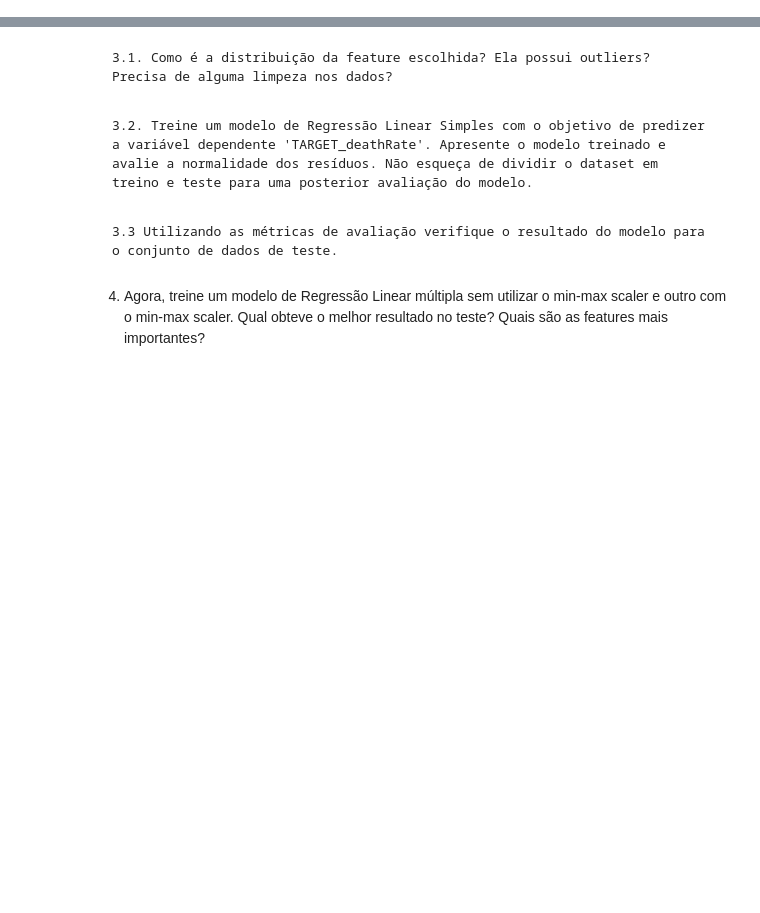
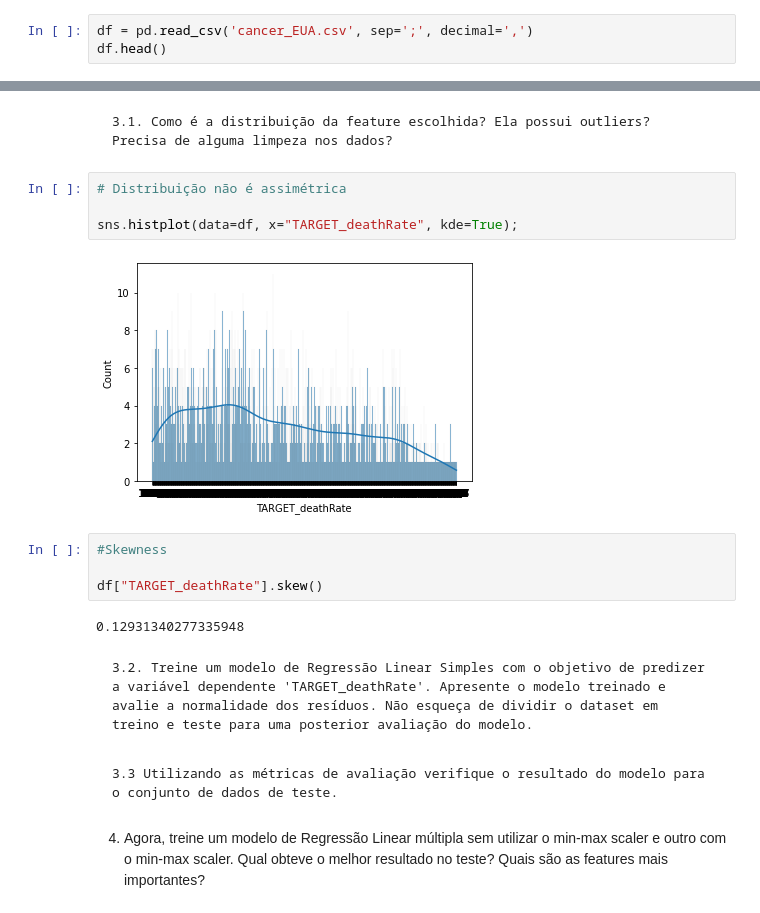
Before and after one commit to joaopasini/letscode_repository, a Jupyter notebook: Módulo 8 - Estatística II/João_Gobbo_projeto_estatistica_II_parteI.ipynb, the cells around one changed output, grey strips where cells are left out. Cells and saved outputs as stored; diff of their text form; blank space fills up the shorter version.

```diff
--- a/Módulo 8 - Estatística II/João_Gobbo_projeto_estatistica_II_parteI.ipynb
+++ b/Módulo 8 - Estatística II/João_Gobbo_projeto_estatistica_II_parteI.ipynb
@@ -93,0 +104,3 @@ O objetivo da primeira parte do projeto é criar um modelo linear para prever o
+# %%
+df = pd.read_csv('cancer_EUA.csv', sep=';', decimal=',')
+df.head()
@@ -98,5 +180,17 @@ O objetivo da primeira parte do projeto é criar um modelo linear para prever o
 # %% [markdown]
     3.1. Como é a distribuição da feature escolhida? Ela possui outliers? Precisa de alguma limpeza nos dados?
+# %%
+# Distribuição não é assimétrica
+
+sns.histplot(data=df, x="TARGET_deathRate", kde=True);
+# %% [output]
+[figure, added]
+# %%
+#Skewness
+
+df["TARGET_deathRate"].skew()
+# %% [output]
+0.12931340277335948
 # %% [markdown]
     3.2. Treine um modelo de Regressão Linear Simples com o objetivo de predizer a variável dependente 'TARGET_deathRate'. Apresente o modelo treinado e avalie a normalidade dos resíduos. Não esqueça de dividir o dataset em treino e teste para uma posterior avaliação do modelo.
 # %% [markdown]
```
Also changed, not shown: parts of 10 cells of this notebook, 3 other files.
